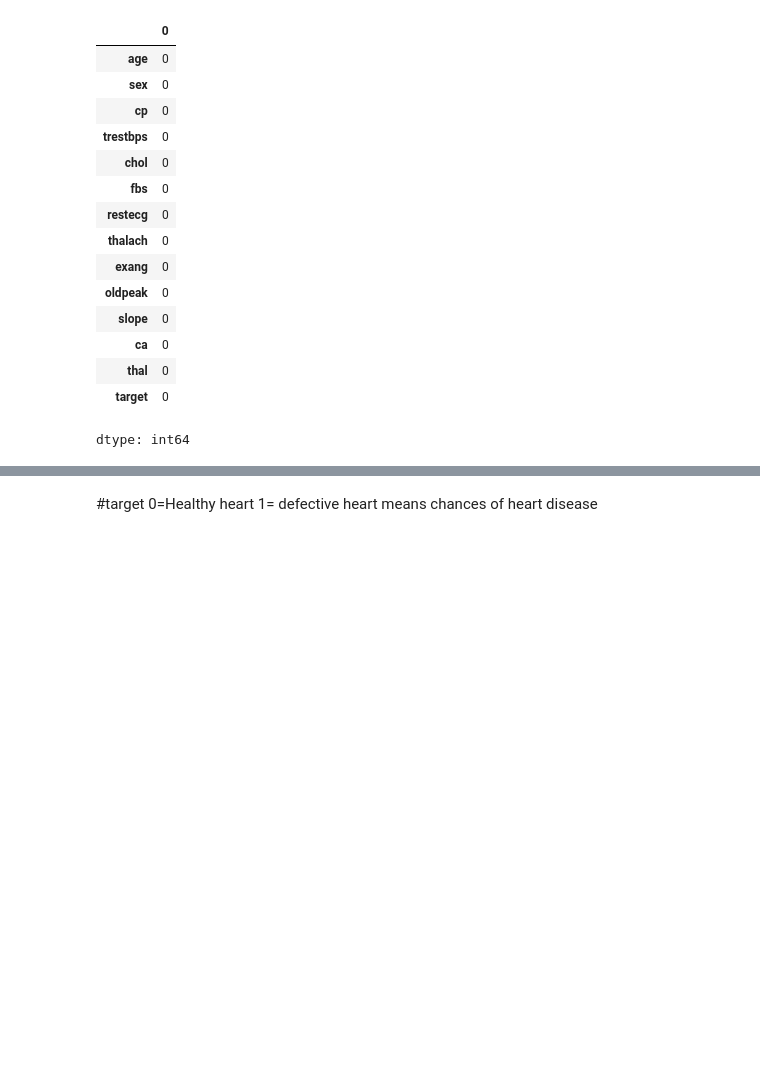
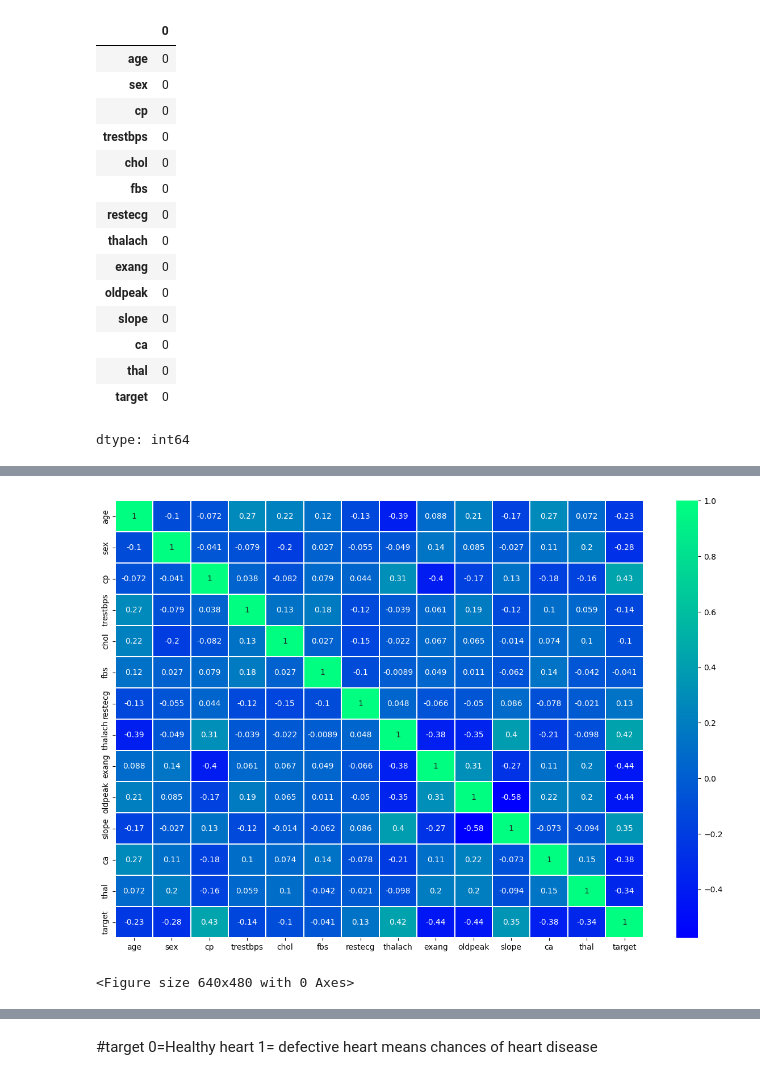
Before and after one commit to Manvd/Heart-disease-prediction-, a Jupyter notebook: Heart_rate_prediction.ipynb, the cells around one changed output, grey strips where cells are left out. Drawn from its saved outputs; the diff is of its cells as text; code cells hidden in the pictures; blank space fills up the shorter version.

```diff
--- a/Heart_rate_prediction.ipynb
+++ b/Heart_rate_prediction.ipynb
@@ -141,0 +87,8 @@ heart_data.describe()
+# %%
+plt.figure(figsize=(15,10))
+sns.heatmap(heart_data.corr(),linewidth=.01,annot=True,cmap="winter")
+plt.show()
+plt.savefig('correlationfigure')
+# %% [output]
+[figure, added]
+<Figure size 640x480 with 0 Axes>
```
Also changed, not shown: parts of 31 cells of this notebook, 3 other files.
